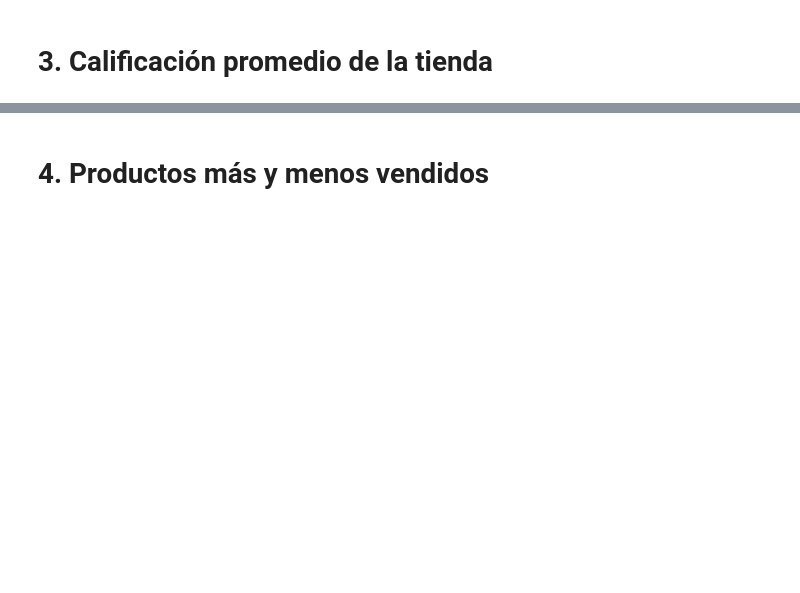
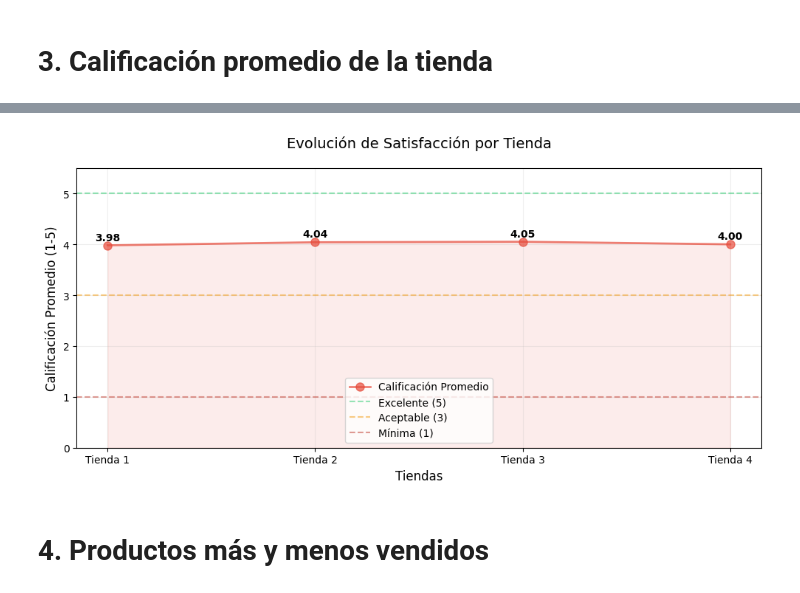
Before and after one commit to jimenaCastro73/challenge-alura-store, a Jupyter notebook: AluraStoreLatam.ipynb, the cells around one changed output, grey strips where cells are left out. Saved outputs shown, nothing was run; the diff lists cells and outputs as text; code cells hidden in the pictures; blank space fills up the shorter version.

```diff
--- a/AluraStoreLatam.ipynb
+++ b/AluraStoreLatam.ipynb
@@ -29,0 +266,19 @@ tienda.head()
+# %%
+def calcular_promedio_calificaciones(dataframe, nombre_tienda):
+    # Calcular el promedio de calificaciones
+    promedio = round(dataframe['Calificación'].mean(), 2)
+
+    # Mostrar resultados
+    print(f"\nSatisfacción del cliente - Tienda {nombre_tienda}")
+    print("----------------------------------------")
+    print(f"Calificación promedio: {promedio}/5")
+    print(f"Total de calificaciones registradas: {len(dataframe)}")
+
+    # Retornar el promedio por si se necesita para otros cálculos
+    return promedio
+
+# Aplicar la función a cada tienda
+promedio_tienda1 = calcular_promedio_calificaciones(tienda, 1)
+promedio_tienda2 = calcular_promedio_calificaciones(tienda2, 2)
+promedio_tienda3 = calcular_promedio_calificaciones(tienda3, 3)
+promedio_tienda4 = calcular_promedio_calificaciones(tienda4, 4)
@@ -30,2 +305,44 @@ tienda.head()
+# %%
+tiendas = ['Tienda 1', 'Tienda 2', 'Tienda 3', 'Tienda 4']
+promedios = [promedio_tienda1, promedio_tienda2, promedio_tienda3, promedio_tienda4]
+
+def grafico_calificaciones_lineas(tiendas, promedios):
+    """
+    Gráfico de líneas con puntos destacados para las calificaciones.
+    """
+    plt.figure(figsize=(10, 5))
+
+    # Crear línea principal
+    plt.plot(tiendas, promedios, marker='o', markersize=8,
+             color='#e74c3c', linewidth=2, alpha=0.7,
+             label='Calificación Promedio')
+
+    # Líneas de referencia
+    plt.axhline(y=5, color='#2ecc71', linestyle='--', alpha=0.5, label='Excelente (5)')
+    plt.axhline(y=3, color='#f39c12', linestyle='--', alpha=0.5, label='Aceptable (3)')
+    plt.axhline(y=1, color='#c0392b', linestyle='--', alpha=0.5, label='Mínima (1)')
+
+    # Rellenar área bajo la curva
+    plt.fill_between(tiendas, promedios, alpha=0.1, color='#e74c3c')
+
+    # Añadir etiquetas
+    for i, valor in enumerate(promedios):
+        plt.text(i, valor + 0.1, f'{valor:.2f}', ha='center',
+                fontweight='bold', fontsize=10)
+
+    # Personalización
+    plt.title('Evolución de Satisfacción por Tienda', fontsize=14, pad=20)
+    plt.xlabel('Tiendas', fontsize=12)
+    plt.ylabel('Calificación Promedio (1-5)', fontsize=12)
+    plt.ylim(0, 5.5)
+    plt.legend()
+    plt.grid(alpha=0.2)
+    plt.tight_layout()
+    plt.show()
+
+# Usar la función
+grafico_calificaciones_lineas(tiendas, promedios)
+# %% [output]
+[figure, added]
 # %% [markdown]
 # 4. Productos más y menos vendidos
```
Also changed, not shown: parts of 27 cells of this notebook.
